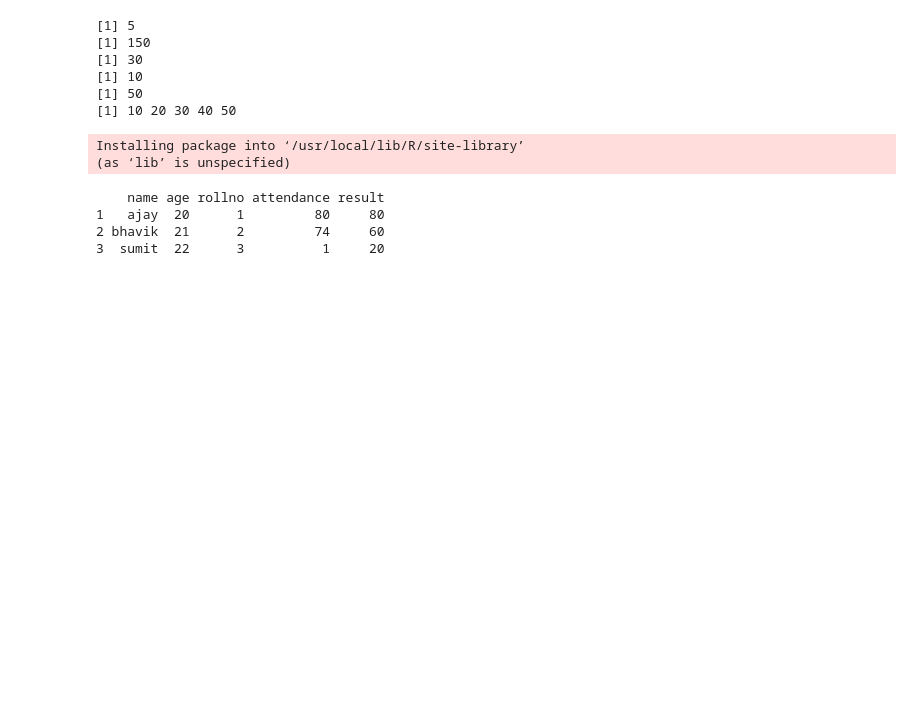
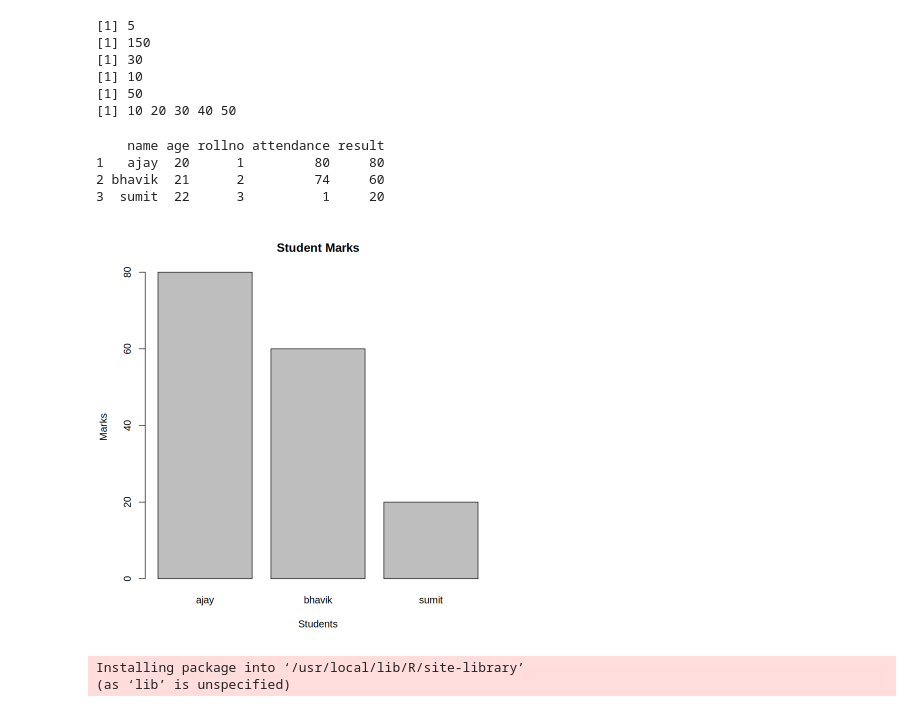
Before and after one commit to Premkumar-1212/GCF---Sem5, a Jupyter notebook: GCF.ipynb, the cells around one changed output. Saved outputs shown, nothing was run; the diff lists cells and outputs as text; code cells hidden in the pictures; blank space fills up the shorter version.

```diff
--- a/GCF.ipynb
+++ b/GCF.ipynb
@@ -347,6 +369,28 @@ print(sort(numbers))
 [1] 10
 [1] 50
 [1] 10 20 30 40 50
+# %%
+students<-data.frame(
+  name=c("ajay","bhavik","sumit"),
+  age=c(20,21,22),
+  rollno=c(1,2,3),
+  attendance=c(80,74,1),
+  result=c(80,60,20)
+)
+print(students)
+barplot(
+  students$result,
+  names.arg = students$name,
+  main = "Student Marks",
+  xlab = "Students",
+  ylab = "Marks"
+)
+# %% [output]
+    name age rollno attendance result
+1   ajay  20      1         80     80
+2 bhavik  21      2         74     60
+3  sumit  22      3          1     20
+[figure, added]
 # %%
 #packages
 #run this only when you need to install
@@ -356,17 +400,3 @@ library(ggplot2)
 # %% [output]
 Installing package into ‘/usr/local/lib/R/site-library’
 (as ‘lib’ is unspecified)
-# %%
-students<-data.frame(
-  name=c("ajay","bhavik","sumit"),
-  age=c(20,21,22),
-  rollno=c(1,2,3),
-  attendance=c(80,74,1),
-  result=c(80,60,20)
-)
-print(students)
-# %% [output]
-    name age rollno attendance result
-1   ajay  20      1         80     80
-2 bhavik  21      2         74     60
-3  sumit  22      3          1     20
```
Also changed, not shown: parts of 4 cells of this notebook.
